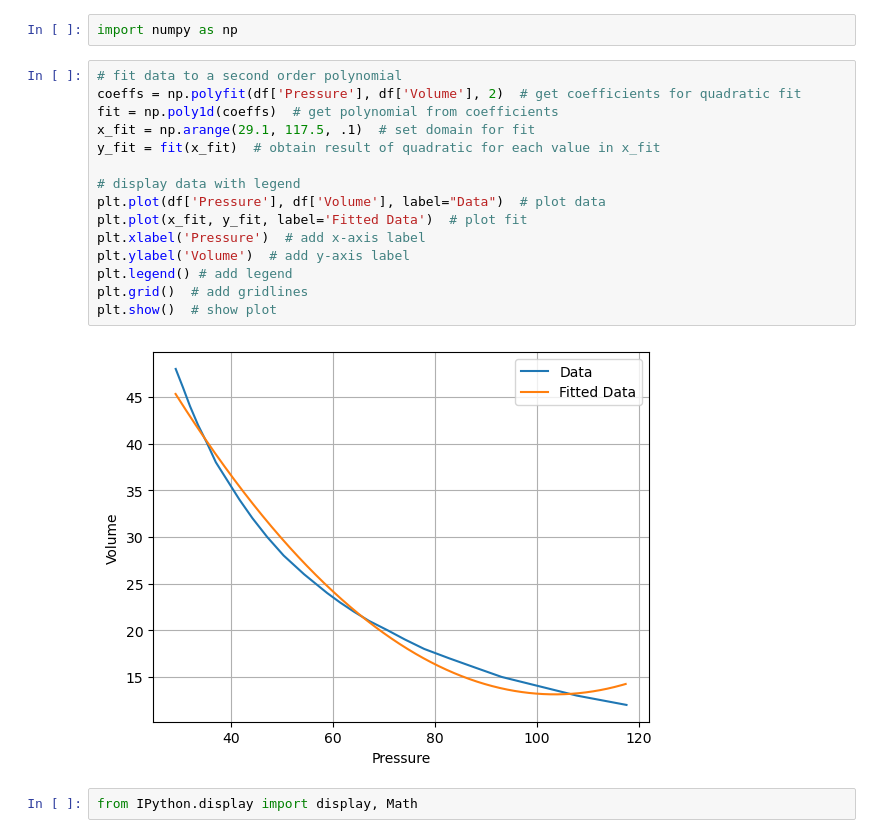
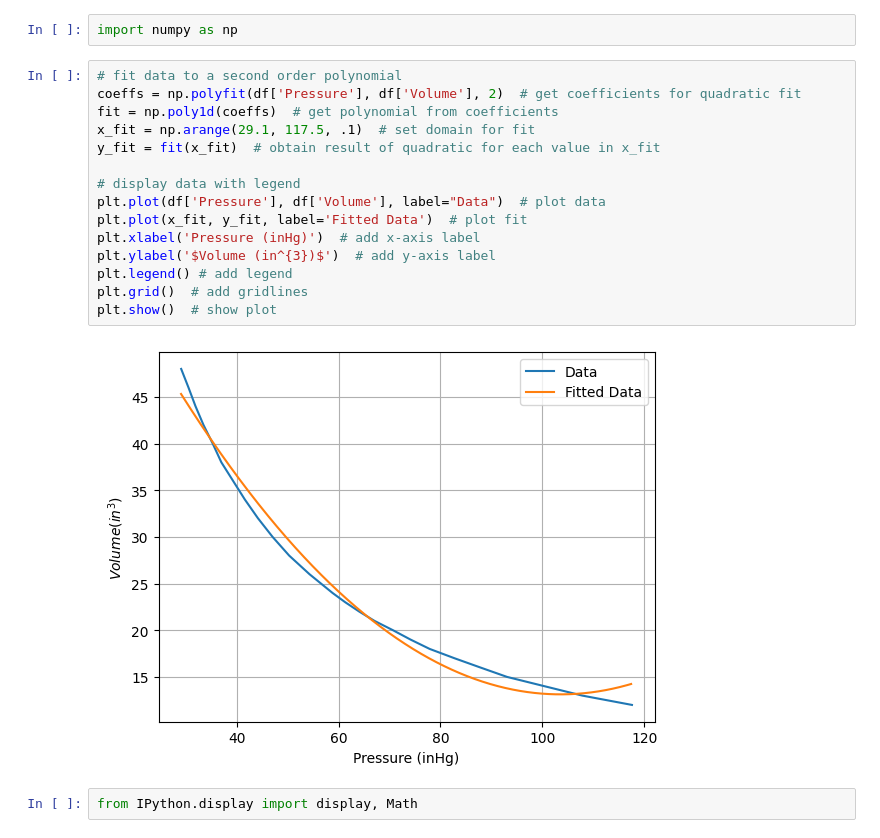
Before and after one commit to rydavid/comp-prob-solv, a Jupyter notebook: homework-1-1.ipynb, the cells around one changed output. Cells and saved outputs as stored; diff of their text form.

Commit message:
added units in homework 1-2.ipynb. realized these changes were unsaved when I went to close visual studio

```diff
--- a/homework-1-1.ipynb
+++ b/homework-1-1.ipynb
@@ -48,20 +48,20 @@ import numpy as np
 # %%
 # fit data to a second order polynomial
 coeffs = np.polyfit(df['Pressure'], df['Volume'], 2)  # get coefficients for quadratic fit
 fit = np.poly1d(coeffs)  # get polynomial from coefficients
 x_fit = np.arange(29.1, 117.5, .1)  # set domain for fit
 y_fit = fit(x_fit)  # obtain result of quadratic for each value in x_fit
 
 # display data with legend
 plt.plot(df['Pressure'], df['Volume'], label="Data")  # plot data
 plt.plot(x_fit, y_fit, label='Fitted Data')  # plot fit
-plt.xlabel('Pressure')  # add x-axis label
-plt.ylabel('Volume')  # add y-axis label
+plt.xlabel('Pressure (inHg)')  # add x-axis label
+plt.ylabel('$Volume (in^{3})$')  # add y-axis label
 plt.legend() # add legend
 plt.grid()  # add gridlines
 plt.show()  # show plot
 # %% [output]
-[figure, old version]
+[figure, new version]
 # %%
 from IPython.display import display, Math
 # %%
```
Also changed, not shown: parts of 3 cells of this notebook, 1 other file.
